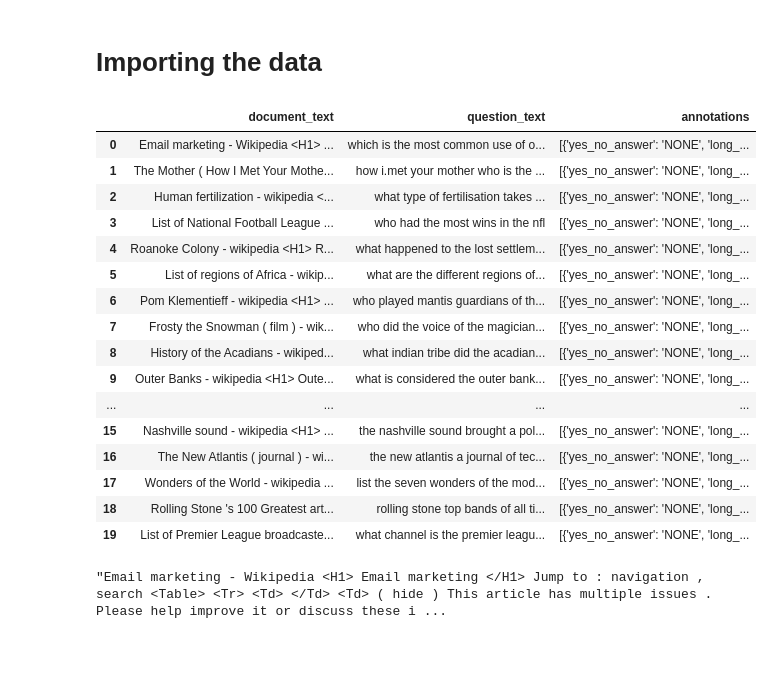
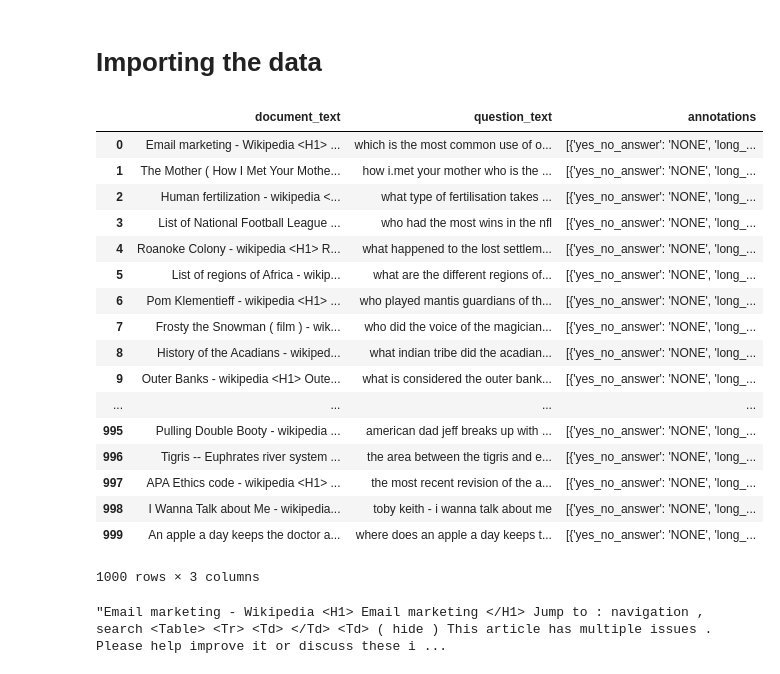
Before and after one commit to poornimajoshi/natural-language-questions-capstone, a Jupyter notebook: preprocessing_poornima_1000.ipynb, the cells around one changed output. Drawn from its saved outputs; the diff is of its cells as text; code cells hidden in the pictures.

```diff
--- a/preprocessing_poornima_1000.ipynb
+++ b/preprocessing_poornima_1000.ipynb
@@ -8,9 +8,9 @@ from bs4 import BeautifulSoup
 # Importing the data
 # %%
 train = []
-with open('test_data.jsonl', 'r') as file:
+with open('/home/ubuntu/simplified-nq-train.jsonl', 'r') as file:
 #     print("Length of dataset", len(list(file)))
-    for i in range(20):
+    for i in range(1000):
         # read a sample of 2 json lines
         train.append(json.loads(file.readline()))
 # %%
@@ -20,25 +20,26 @@ for i in range(len(train)):
 # %%
 data = data.reset_index(drop=True)
 data = data.drop(columns = ['long_answer_candidates', 'document_url', 'example_id'])
-data
+data.head()
 # %% [output]
 |  | document_text | question_text | annotations |
 | 0 | Email marketing - Wikipedia <H1> ... | which is the most common use of o... | [{'yes_no_answer': 'NONE', 'long_... |
 | 1 | The Mother ( How I Met Your Mothe... | how i.met your mother who is the ... | [{'yes_no_answer': 'NONE', 'long_... |
 | 2 | Human fertilization - wikipedia <... | what type of fertilisation takes ... | [{'yes_no_answer': 'NONE', 'long_... |
 | 3 | List of National Football League ... | who had the most wins in the nfl | [{'yes_no_answer': 'NONE', 'long_... |
 | 4 | Roanoke Colony - wikipedia <H1> R... | what happened to the lost settlem... | [{'yes_no_answer': 'NONE', 'long_... |
 | 5 | List of regions of Africa - wikip... | what are the different regions of... | [{'yes_no_answer': 'NONE', 'long_... |
 | 6 | Pom Klementieff - wikipedia <H1> ... | who played mantis guardians of th... | [{'yes_no_answer': 'NONE', 'long_... |
 | 7 | Frosty the Snowman ( film ) - wik... | who did the voice of the magician... | [{'yes_no_answer': 'NONE', 'long_... |
 | 8 | History of the Acadians - wikiped... | what indian tribe did the acadian... | [{'yes_no_answer': 'NONE', 'long_... |
 | 9 | Outer Banks - wikipedia <H1> Oute... | what is considered the outer bank... | [{'yes_no_answer': 'NONE', 'long_... |
 | ... | ... | ... | ... |
-| 15 | Nashville sound - wikipedia <H1> ... | the nashville sound brought a pol... | [{'yes_no_answer': 'NONE', 'long_... |
-| 16 | The New Atlantis ( journal ) - wi... | the new atlantis a journal of tec... | [{'yes_no_answer': 'NONE', 'long_... |
-| 17 | Wonders of the World - wikipedia ... | list the seven wonders of the mod... | [{'yes_no_answer': 'NONE', 'long_... |
-| 18 | Rolling Stone 's 100 Greatest art... | rolling stone top bands of all ti... | [{'yes_no_answer': 'NONE', 'long_... |
-| 19 | List of Premier League broadcaste... | what channel is the premier leagu... | [{'yes_no_answer': 'NONE', 'long_... |
+| 995 | Pulling Double Booty - wikipedia ... | american dad jeff breaks up with ... | [{'yes_no_answer': 'NONE', 'long_... |
+| 996 | Tigris -- Euphrates river system ... | the area between the tigris and e... | [{'yes_no_answer': 'NONE', 'long_... |
+| 997 | APA Ethics code - wikipedia <H1> ... | the most recent revision of the a... | [{'yes_no_answer': 'NONE', 'long_... |
+| 998 | I Wanna Talk about Me - wikipedia... | toby keith - i wanna talk about me | [{'yes_no_answer': 'NONE', 'long_... |
+| 999 | An apple a day keeps the doctor a... | where does an apple a day keeps t... | [{'yes_no_answer': 'NONE', 'long_... |
+1000 rows × 3 columns
 # %%
 short=[]
 for i in range(len(data)):
```
Also changed, not shown: parts of 1 cell of this notebook, 4 other files.
